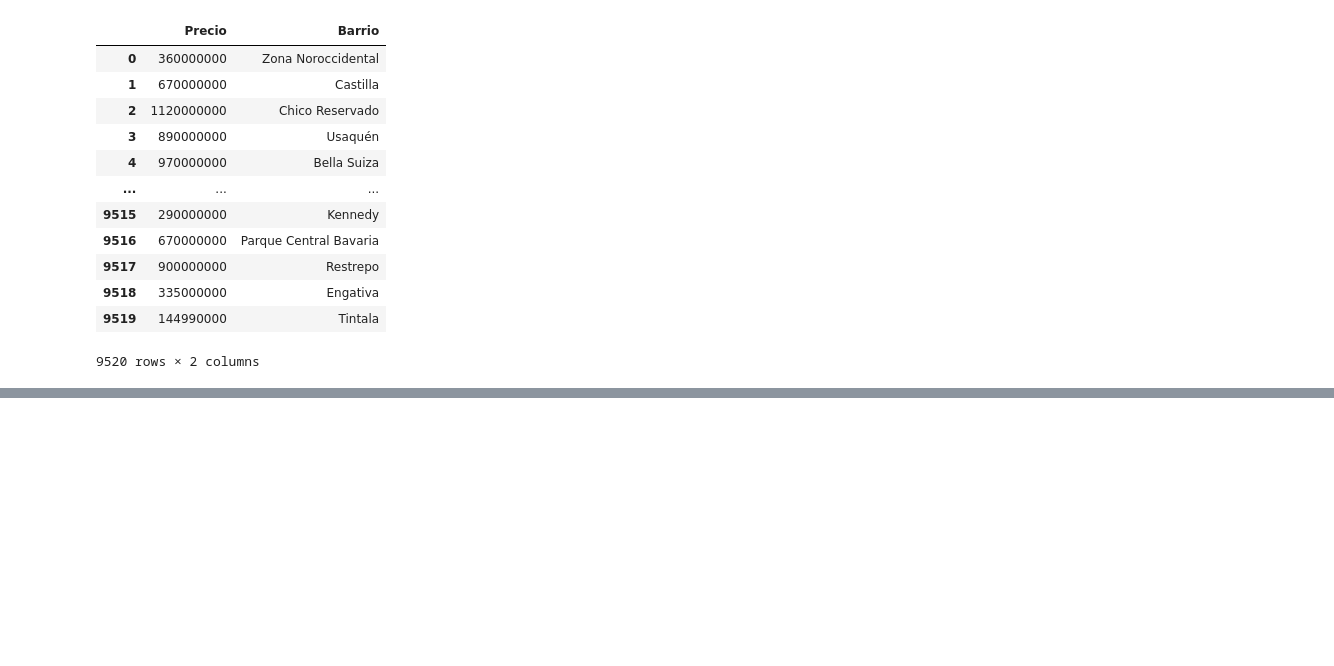
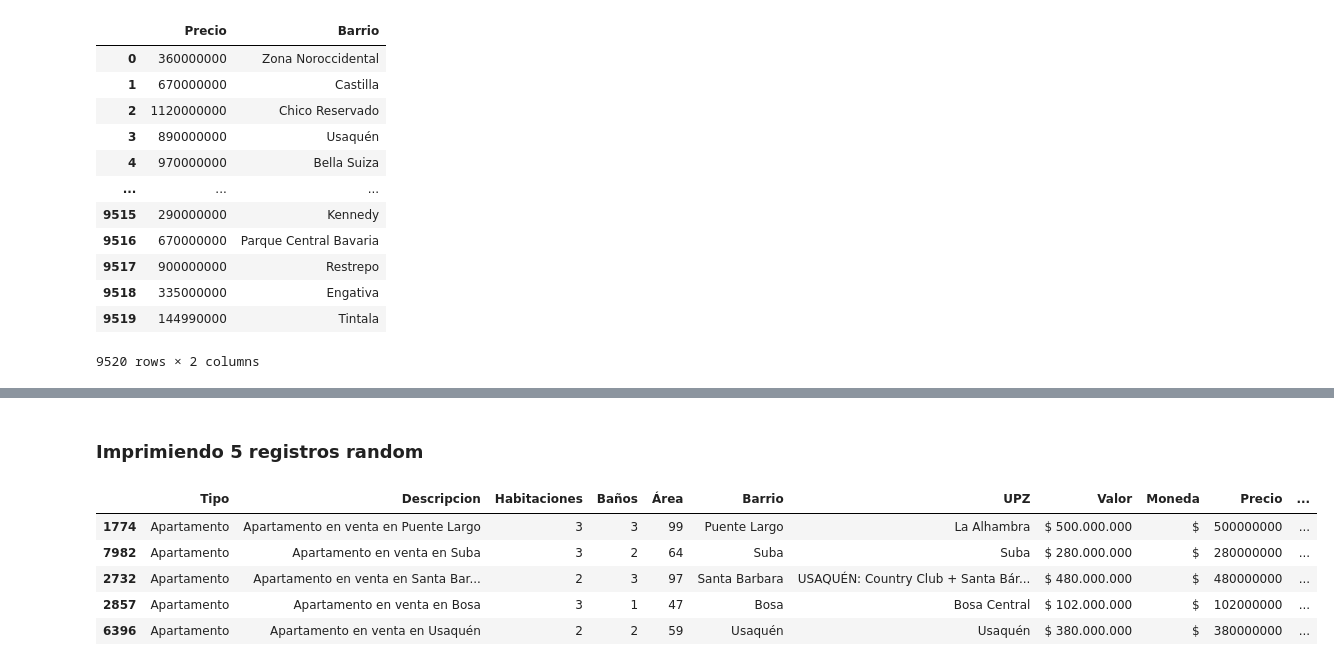
Before and after one commit to doguedogue/pythonic-colab, a Jupyter notebook: rva_tests.ipynb, the cells around one changed output, grey strips where cells are left out. Saved outputs shown, nothing was run; the diff lists cells and outputs as text; code cells hidden in the pictures; blank space fills up the shorter version.

```diff
--- a/rva_tests.ipynb
+++ b/rva_tests.ipynb
@@ -456,0 +459,3 @@ inmuebles[['Precio', 'Barrio']]
+# %%
+inmuebles['Precio_Millon'] = inmuebles.Precio.astype('float')/1000000
+inmuebles.info()
@@ -456,0 +481,11 @@ inmuebles[['Precio', 'Barrio']]
+# %% [markdown]
+### Imprimiendo 5 registros random
+# %%
+inmuebles.sample(5)
+# %% [output]
+|  | Tipo | Descripcion | Habitaciones | Baños | Área | Barrio | UPZ | Valor | Moneda | Precio | ... |
+| 1774 | Apartamento | Apartamento en venta en Puente Largo | 3 | 3 | 99 | Puente Largo | La Alhambra | $ 500.000.000 | $ | 500000000 | ... |
+| 7982 | Apartamento | Apartamento en venta en Suba | 3 | 2 | 64 | Suba | Suba | $ 280.000.000 | $ | 280000000 | ... |
+| 2732 | Apartamento | Apartamento en venta en Santa Bar... | 2 | 3 | 97 | Santa Barbara | USAQUÉN: Country Club + Santa Bár... | $ 480.000.000 | $ | 480000000 | ... |
+| 2857 | Apartamento | Apartamento en venta en Bosa | 3 | 1 | 47 | Bosa | Bosa Central | $ 102.000.000 | $ | 102000000 | ... |
+| 6396 | Apartamento | Apartamento en venta en Usaquén | 2 | 2 | 59 | Usaquén | Usaquén | $ 380.000.000 | $ | 380000000 | ... |
```
Also changed, not shown: parts of 6 cells of this notebook.
